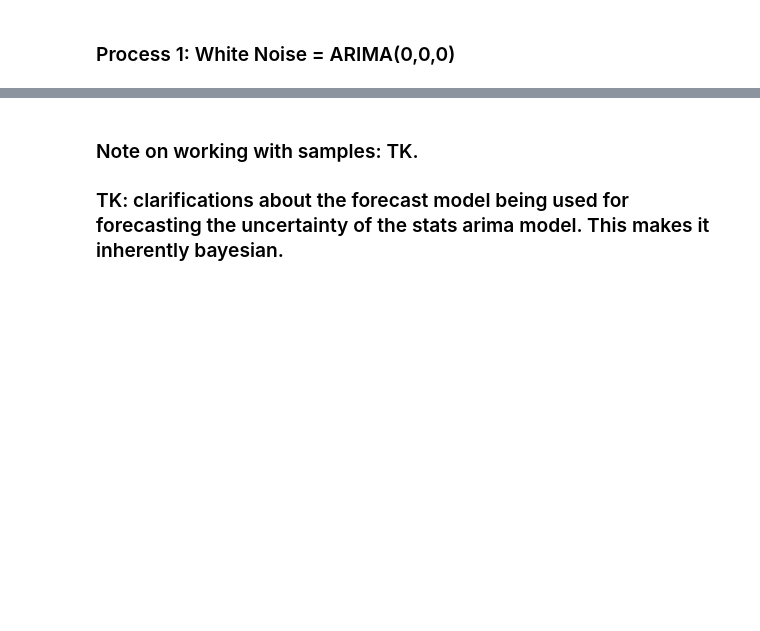
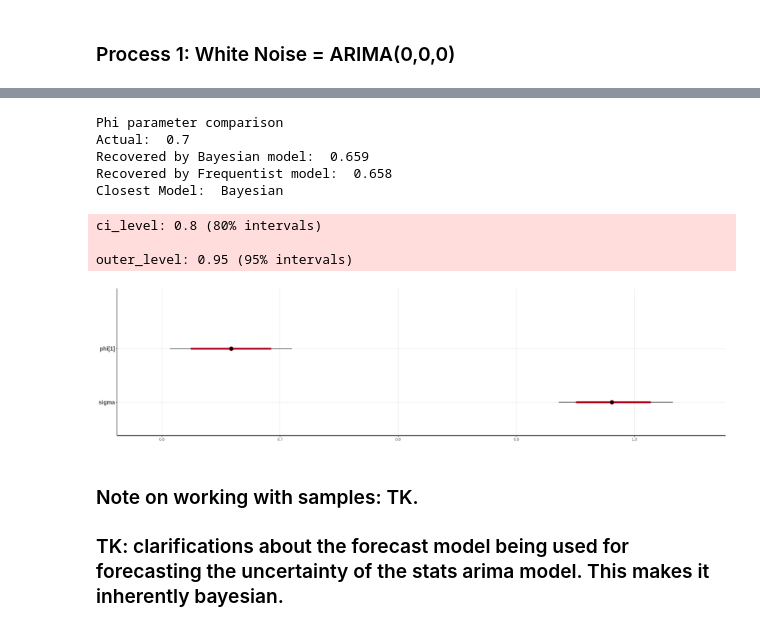
Before and after one commit to laurauguc/bayesian_time_series, a Jupyter notebook: Time_Series_with_Stan.ipynb, the cells around one changed output, grey strips where cells are left out. Saved outputs shown, nothing was run; the diff lists cells and outputs as text; code cells hidden in the pictures; blank space fills up the shorter version.

```diff
--- a/Time_Series_with_Stan.ipynb
+++ b/Time_Series_with_Stan.ipynb
@@ -335,3 +365,32 @@ p1
+# %%
+# Model comparison
+fb_label <- c("Frequentist", "Bayesian")
+phi1_recov_f <- frequentist_fit$coef[["ar1"]]
+phi1_recov_b <- apply(rstan::extract(bayesian_fit, "phi")$phi, 2, mean)[1]
+
+# Compute the closest model
+closest_model <- fb_label[which.min(c(abs(phi1_recov_f - phi), abs(phi1_recov_b - phi)))]
+
+cat("Phi parameter comparison\n")
+cat("Actual: ", phi, "\n")
+cat("Recovered by Bayesian model: ", round(phi1_recov_b, 3), "\n")
+cat("Recovered by Frequentist model: ", round(phi1_recov_f, 3), "\n")
+cat("Closest Model: ", closest_model, "\n")
+# %% [output]
+Phi parameter comparison
+Actual:  0.7
+Recovered by Bayesian model:  0.659
+Recovered by Frequentist model:  0.658
+Closest Model:  Bayesian
+# %%
+plot(bayesian_fit, pars = c('phi', 'sigma'))
+#
+#coeftest(frequentist_fit)
+# %% [output]
+ci_level: 0.8 (80% intervals)
+
+outer_level: 0.95 (95% intervals)
+[figure, added]
 # %% [markdown]
 ### Note on working with samples: TK.
 
```
Also changed, not shown: parts of 6 cells of this notebook.
